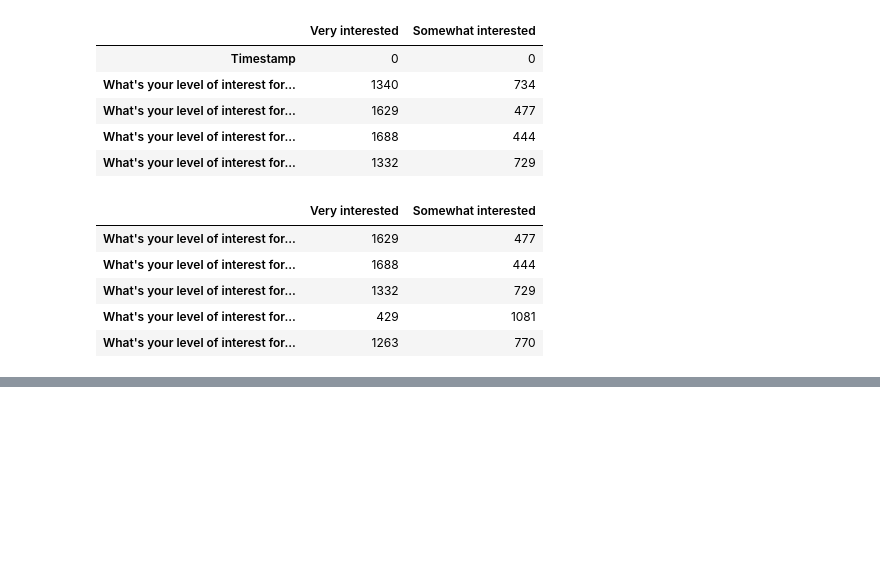
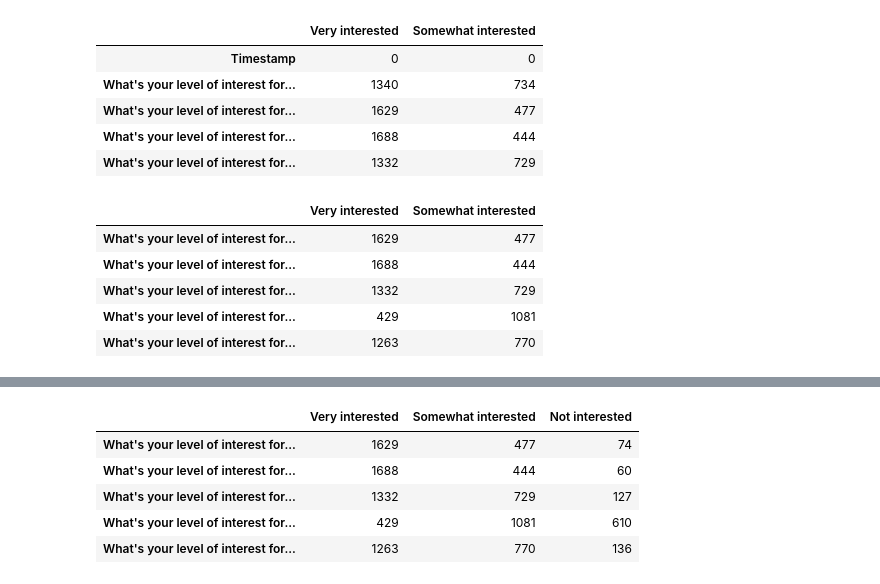
Before and after one commit to Ramitphi/SoA-ML-14-mywork, a Jupyter notebook: week1.ipynb, the cells around one changed output, grey strips where cells are left out. Cells and saved outputs as stored; diff of their text form; code cells hidden in the pictures; blank space fills up the shorter version.

```diff
--- a/week1.ipynb
+++ b/week1.ipynb
@@ -95,0 +97,10 @@ df2.head()
+# %%
+
+df2.head()
+# %% [output]
+|  | Very interested | Somewhat interested | Not interested |
+| What's your level of interest for... | 1629 | 477 | 74 |
+| What's your level of interest for... | 1688 | 444 | 60 |
+| What's your level of interest for... | 1332 | 729 | 127 |
+| What's your level of interest for... | 429 | 1081 | 610 |
+| What's your level of interest for... | 1263 | 770 | 136 |
```
Also changed, not shown: parts of 13 cells of this notebook.
